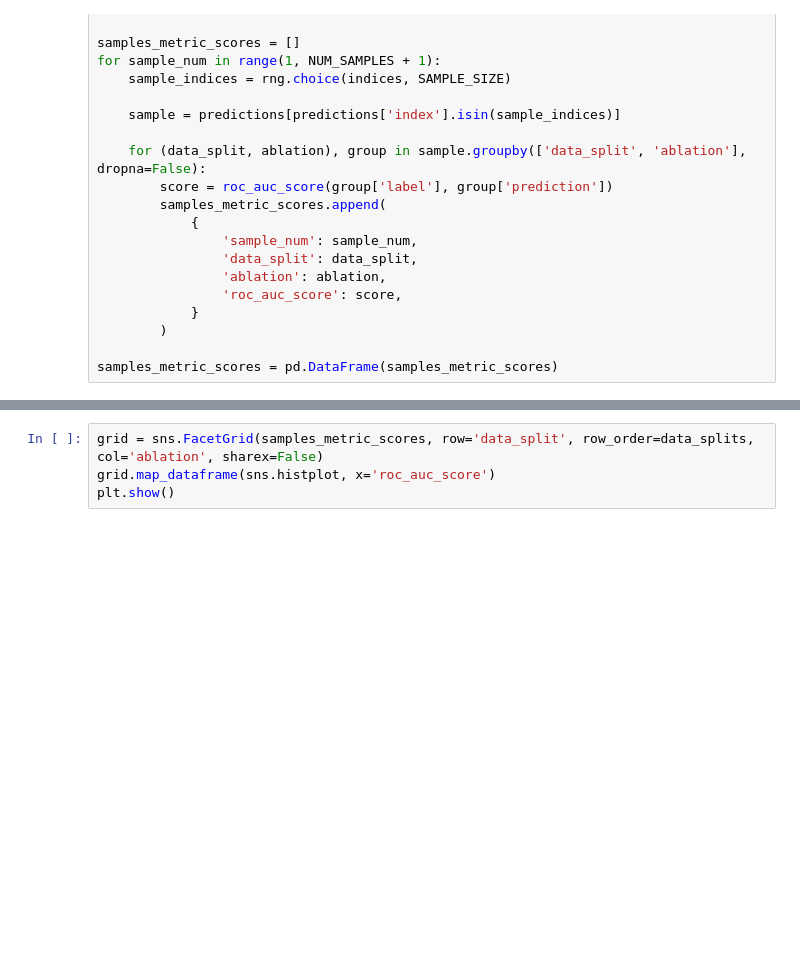
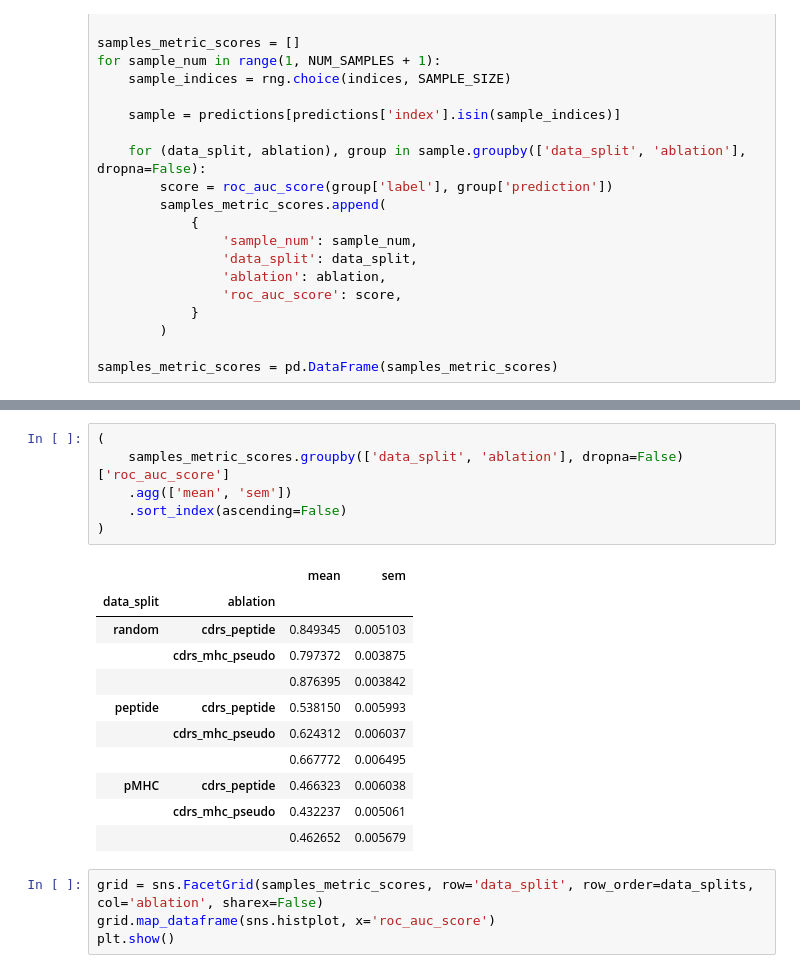
Before and after one commit to benjiemc/tcr-antigen-prediction, a Jupyter notebook: notebooks/evaluate_model_on_data_splits.ipynb, the cells around one changed output, grey strips where cells are left out. Drawn from its saved outputs; the diff is of its cells as text; blank space fills up the shorter version.

Commit message:
Add table of performance to notebooks

```diff
--- a/notebooks/evaluate_model_on_data_splits.ipynb
+++ b/notebooks/evaluate_model_on_data_splits.ipynb
@@ -97,3 +97,21 @@ plt.show()
+# %%
+(
+    samples_metric_scores.groupby(['data_split', 'ablation'], dropna=False)['roc_auc_score']
+    .agg(['mean', 'sem'])
+    .sort_index(ascending=False)
+)
+# %% [output]
+|  |  | mean | sem |
+| data_split | ablation |  |  |
+| random | cdrs_peptide | 0.849345 | 0.005103 |
+|  | cdrs_mhc_pseudo | 0.797372 | 0.003875 |
+|  |  | 0.876395 | 0.003842 |
+| peptide | cdrs_peptide | 0.538150 | 0.005993 |
+|  | cdrs_mhc_pseudo | 0.624312 | 0.006037 |
+|  |  | 0.667772 | 0.006495 |
+| pMHC | cdrs_peptide | 0.466323 | 0.006038 |
+|  | cdrs_mhc_pseudo | 0.432237 | 0.005061 |
+|  |  | 0.462652 | 0.005679 |
 # %%
 grid = sns.FacetGrid(samples_metric_scores, row='data_split', row_order=data_splits, col='ablation', sharex=False)
 grid.map_dataframe(sns.histplot, x='roc_auc_score')
```
Also changed, not shown: parts of 1 cell of this notebook, 2 other files.
